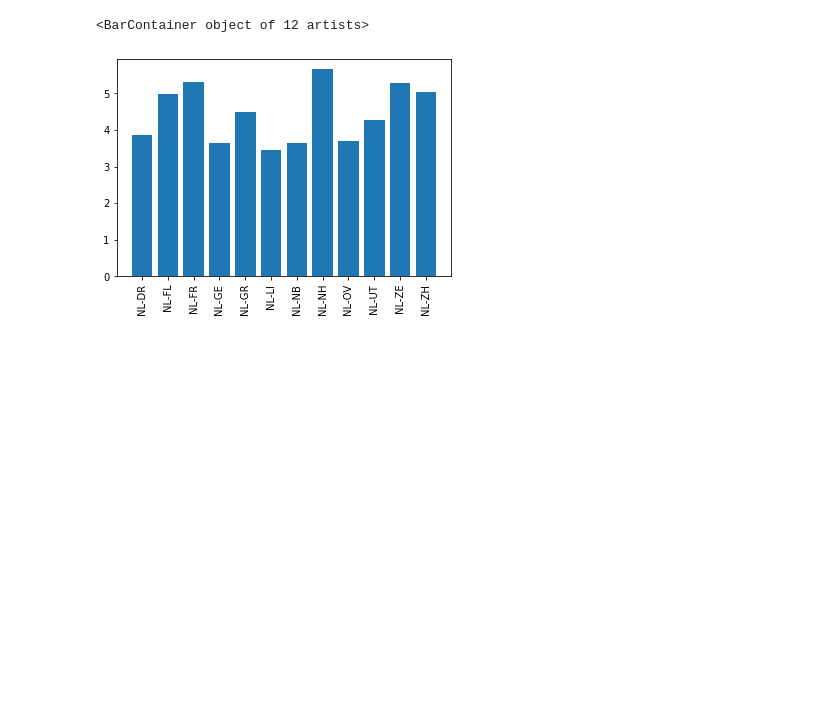
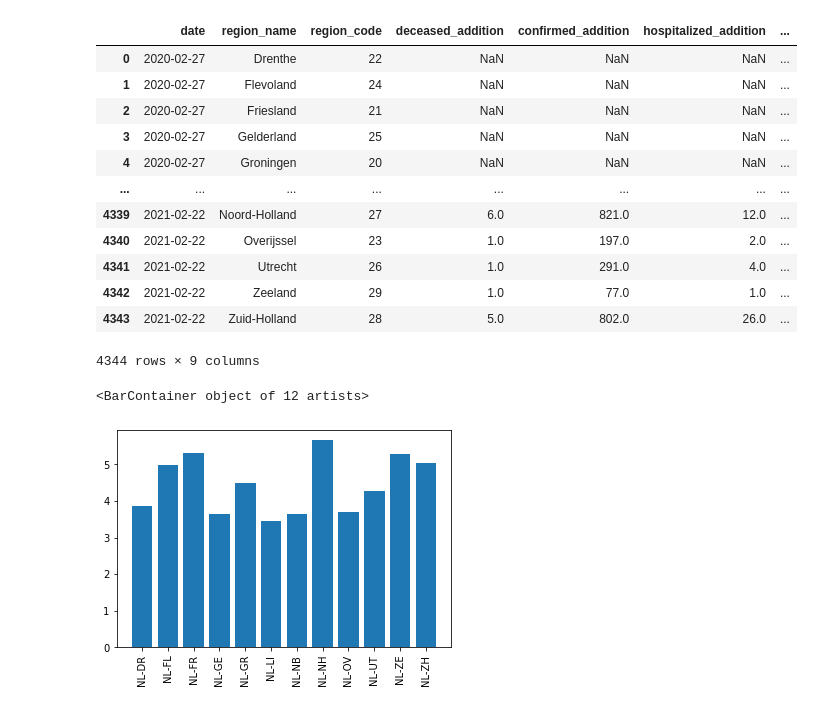
Before and after one commit to Javh2138/fyp2021p02g16, a Jupyter notebook: Notebooks/Fyp2021p02g16.ipynb, the cells around one changed output. Drawn from its saved outputs; the diff is of its cells as text; code cells hidden in the pictures; blank space fills up the shorter version.

```diff
--- a/Notebooks/Fyp2021p02g16.ipynb
+++ b/Notebooks/Fyp2021p02g16.ipynb
@@ -32,3 +48,19 @@ False
+# %%
+nl_covid
+# %% [output]
+|  | date | region_name | region_code | deceased_addition | confirmed_addition | hospitalized_addition | ... |
+| 0 | 2020-02-27 | Drenthe | 22 | NaN | NaN | NaN | ... |
+| 1 | 2020-02-27 | Flevoland | 24 | NaN | NaN | NaN | ... |
+| 2 | 2020-02-27 | Friesland | 21 | NaN | NaN | NaN | ... |
+| 3 | 2020-02-27 | Gelderland | 25 | NaN | NaN | NaN | ... |
+| 4 | 2020-02-27 | Groningen | 20 | NaN | NaN | NaN | ... |
+| ... | ... | ... | ... | ... | ... | ... | ... |
+| 4339 | 2021-02-22 | Noord-Holland | 27 | 6.0 | 821.0 | 12.0 | ... |
+| 4340 | 2021-02-22 | Overijssel | 23 | 1.0 | 197.0 | 2.0 | ... |
+| 4341 | 2021-02-22 | Utrecht | 26 | 1.0 | 291.0 | 4.0 | ... |
+| 4342 | 2021-02-22 | Zeeland | 29 | 1.0 | 77.0 | 1.0 | ... |
+| 4343 | 2021-02-22 | Zuid-Holland | 28 | 5.0 | 802.0 | 26.0 | ... |
+4344 rows × 9 columns
 # %%
 '''Finding min, median, max and mean for each numerical value, for each region in the Netherlands.'''
 #print(nl_weather_df['iso3166-2'].unique())
```
Also changed, not shown: parts of 3 cells of this notebook.
